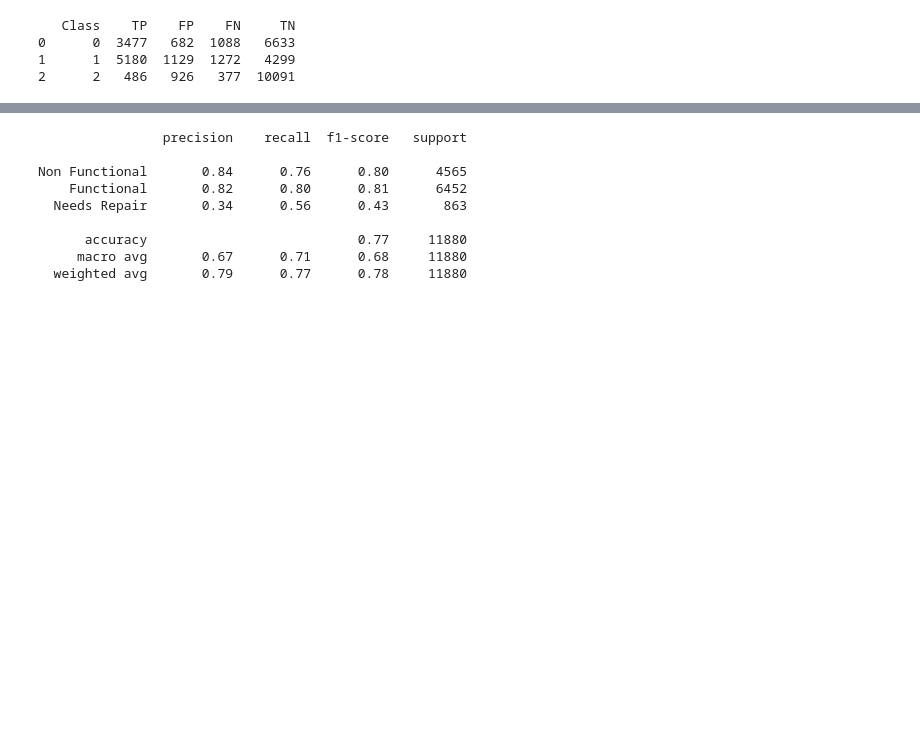
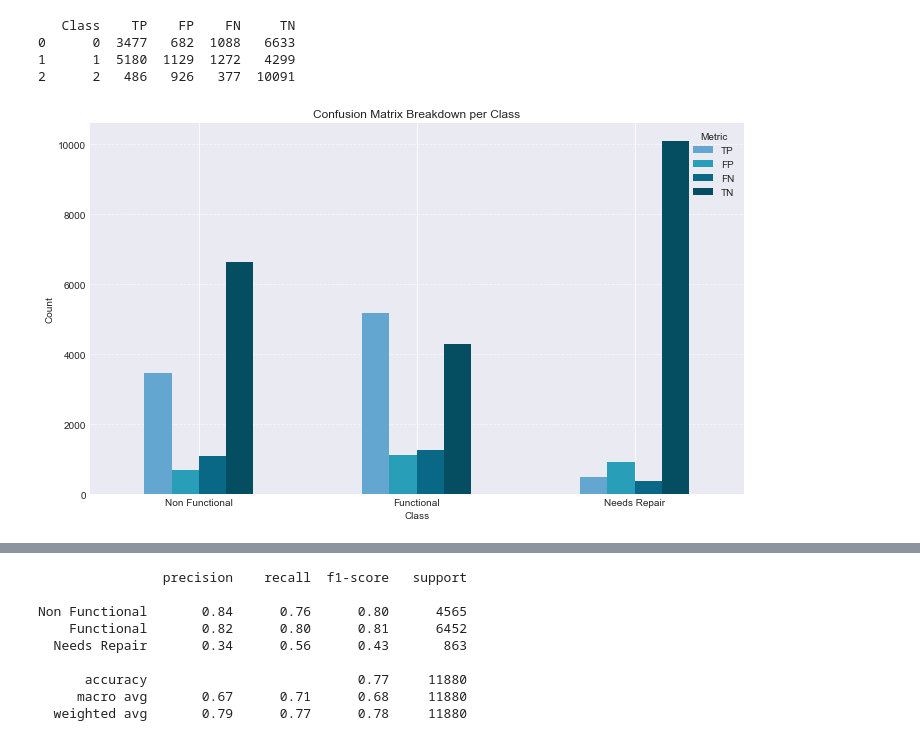
Before and after one commit to Assesa44/Tanzania-Wells-Functionality-Predictions, a Jupyter notebook: Notebooks/wells_analysis.ipynb, the cells around one changed output, grey strips where cells are left out. Saved outputs shown, nothing was run; the diff lists cells and outputs as text; code cells hidden in the pictures; blank space fills up the shorter version.

```diff
--- a/Notebooks/wells_analysis.ipynb
+++ b/Notebooks/wells_analysis.ipynb
@@ -2959,4 +2956,28 @@ print(df_results)
 0      0  3477   682  1088   6633
 1      1  5180  1129  1272   4299
 2      2   486   926   377  10091
+# %%
+# Data from your confusion summary
+confusion_data = {
+    'Class': ['Non Functional', 'Functional', 'Needs Repair'],
+    'TP': [3477, 5180, 486],
+    'FP': [682, 1129, 926],
+    'FN': [1088, 1272, 377],
+    'TN': [6633, 4299, 10091]
+}
+
+df_conf = pd.DataFrame(confusion_data)
+df_conf.set_index('Class', inplace=True)
+df_conf.plot(kind='bar', figsize=(10,6), color=["#63A6CF", "#289EB8", "#0A6887", "#054D61"])
+
+plt.title('Confusion Matrix Breakdown per Class')
+plt.ylabel('Count')
+plt.xlabel('Class')
+plt.xticks(rotation=0)
+plt.legend(title="Metric")
+plt.tight_layout()
+plt.grid(axis='y', linestyle='--', alpha=0.7)
+plt.show()
+# %% [output]
+[figure, added]
 # %% [markdown]
```
Also changed, not shown: parts of 38 cells of this notebook.
